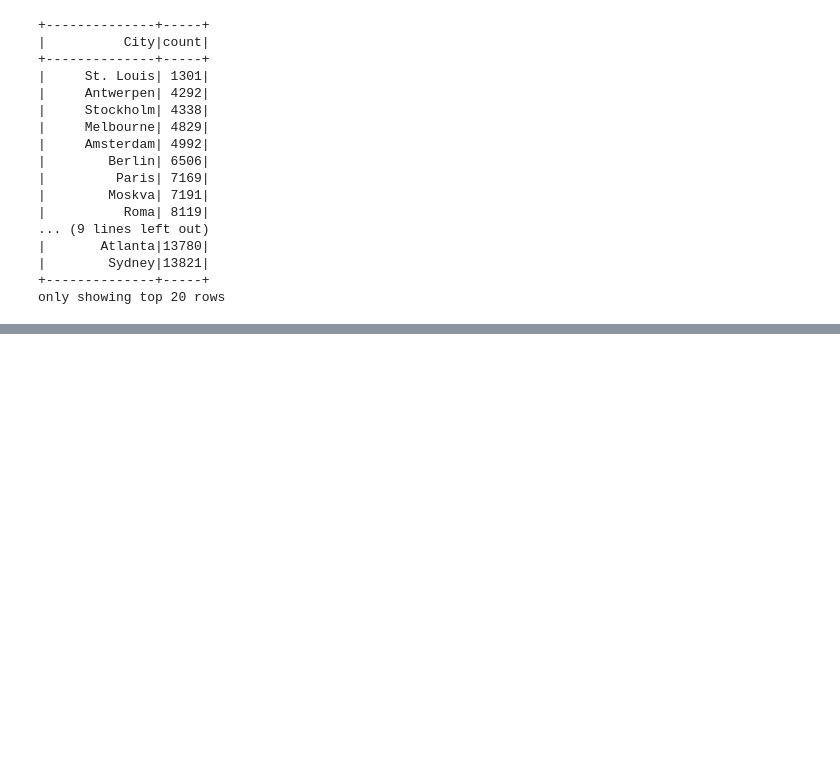
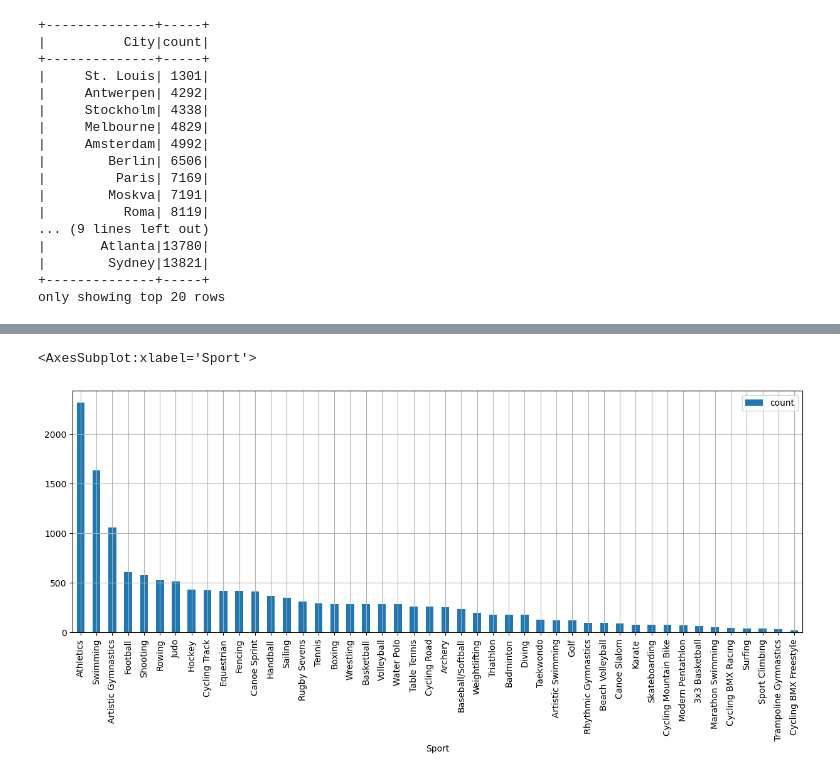
Before and after one commit to binda7/OG_pandas_pySpark_compare, a Jupyter notebook: Summer_Athletes_Olimpics_Analytics_PySpark_and_MatPlotLib.ipynb, the cells around one changed output, grey strips where cells are left out. Saved outputs shown, nothing was run; the diff lists cells and outputs as text; code cells hidden in the pictures; blank space fills up the shorter version.

```diff
--- a/Summer_Athletes_Olimpics_Analytics_PySpark_and_MatPlotLib.ipynb
+++ b/Summer_Athletes_Olimpics_Analytics_PySpark_and_MatPlotLib.ipynb
@@ -366,0 +421,9 @@ ConnectionRefusedError: [WinError 10061] Nie można nawiązać połączenia, pon
+# %%
+athletes_per_sport_IO2022 = summer_athletes.filter(summer_athletes.Games == "2020 Summer") \
+                                    .groupBy("Sport") \
+                                    .agg(count('*').alias('count')) \
+                                    .orderBy('count', ascending=False)
+
+athletes_per_sport_IO2022.show()
+
+# Time 4.5s
@@ -366,0 +448,8 @@ ConnectionRefusedError: [WinError 10061] Nie można nawiązać połączenia, pon
+# %%
+athletes_per_sport_IO2022_pd = athletes_per_sport_IO2022.toPandas()
+athletes_per_sport_IO2022_pd.plot(kind='bar', x='Sport', y='count', figsize=(15,5), grid=True)
+
+# Time 2.6s
+# %% [output]
+<AxesSubplot:xlabel='Sport'>
+[figure, added]
```
Also changed, not shown: parts of 20 cells of this notebook, 1 other file.
